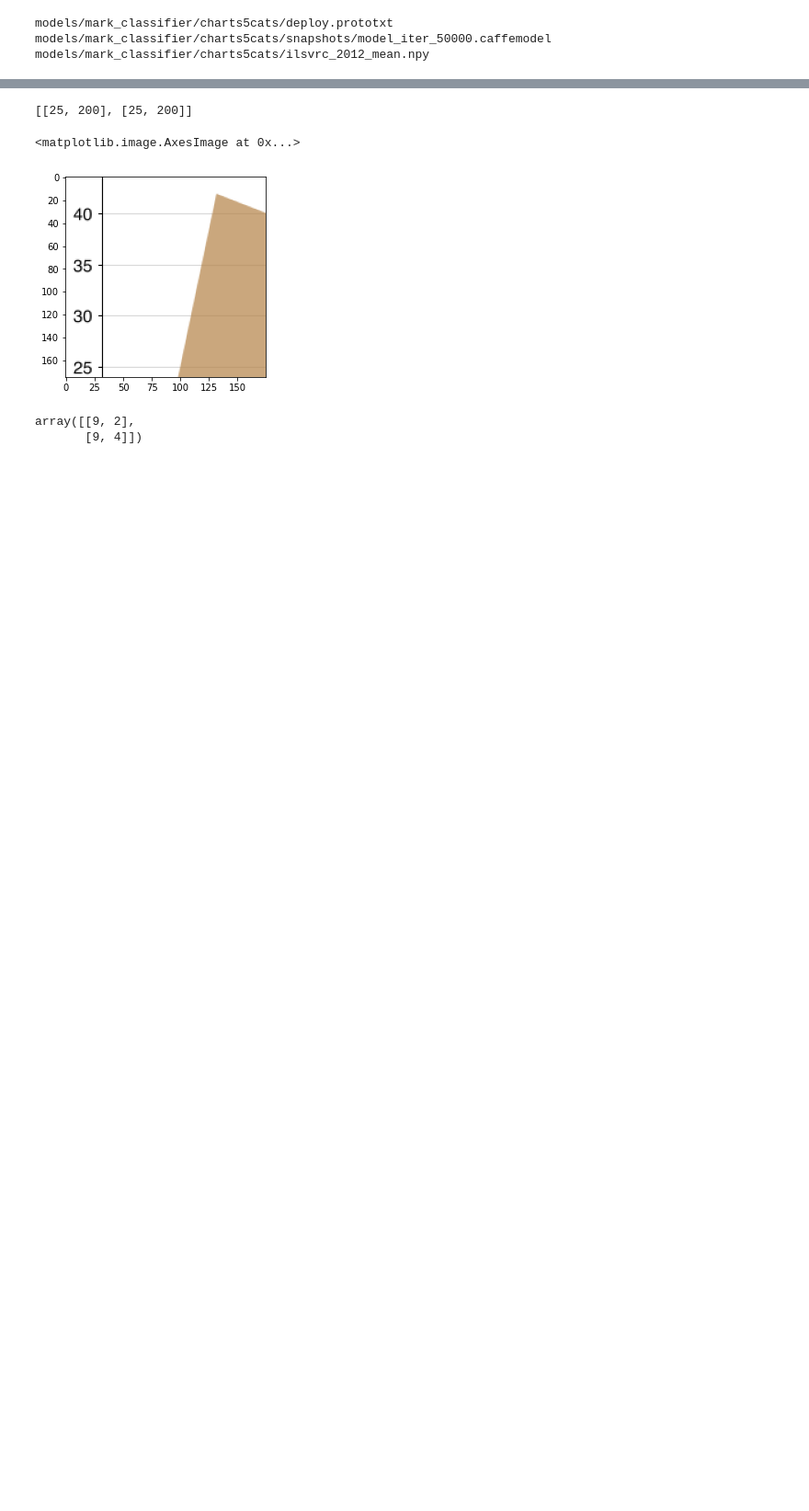
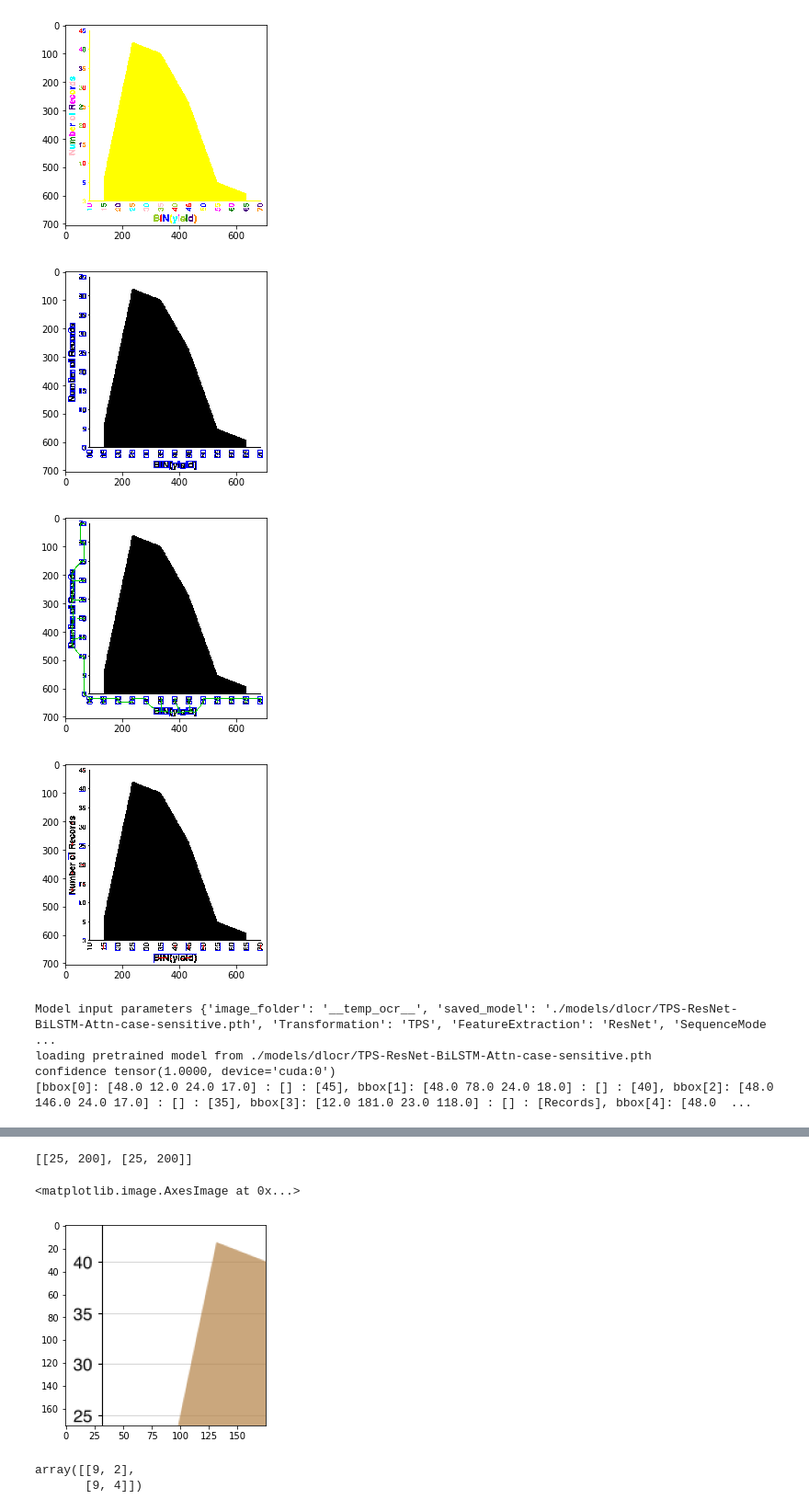
Before and after one commit to visual-ds/rev, a Jupyter notebook: Example.ipynb, the cells around one changed output, grey strips where cells are left out. Shown: that part at 92% size. Cells and saved outputs as stored; diff of their text form; code cells hidden in the pictures; blank space fills up the shorter version.

Commit message:
Prepare system to deployment; the third party softwares are consolidated and compatible

```diff
--- a/Example.ipynb
+++ b/Example.ipynb
@@ -10,36 +10,47 @@ from rev.chart import Chart
 from rev.text.localizer import TextLocalizer
 from rev.text import TextClassifier
 
+attn_parameters = {
+    # "image_folder": "imgboxes",
+    "saved_model": "./models/attn/TPS-ResNet-BiLSTM-Attn-case-sensitive.pth",
+}
+
 # Load a chart
 quartz = "data/quartz/4JevQPPu.png"
 quartzII = "data/quartz/4J0AakdDl.png"
-chartp = "chart.png"
+chartp = "examples/chart.png"
 area = "examples/image.png"
 
 chart = Chart(area)
 
 # Text localization and recognition:
-localizer = TextLocalizer()
+localizer = TextLocalizer(ocr = "attn",
+                          attn_params = attn_parameters)
 
 # set textbox information
-text_boxes = localizer.localize([chart], debug = False)
+text_boxes = localizer.localize([chart], debug = True)
 chart.text_boxes = text_boxes[0]
 
 # print(chart.text_boxes)
 # Getting the roles for each textbox
 text_clf = TextClassifier('default')
 text_type_preds = text_clf.classify([chart])
 
 # Set the role for each textbox on the chart
 for (text_box, role) in zip(chart.text_boxes, text_type_preds[0]):
     text_box.type = role
 
 # Generamos la especificación (este método internamente también obtiene el tipo marca del chart)
 spec_gen = SpecGenerator()
 spec = spec_gen.generate([chart])
 
 json.loads(spec[0])
 # %% [output]
+[figure, added]
+[figure, added]
+[figure, added]
+[figure, added]
-models/mark_classifier/charts5cats/deploy.prototxt
-models/mark_classifier/charts5cats/snapshots/model_iter_50000.caffemodel
-models/mark_classifier/charts5cats/ilsvrc_2012_mean.npy
+Model input parameters {'image_folder': '__temp_ocr__', 'saved_model': './models/dlocr/TPS-ResNet-BiLSTM-Attn-case-sensitive.pth', 'Transformation': 'TPS', 'FeatureExtraction': 'ResNet', 'SequenceMode ...
+loading pretrained model from ./models/dlocr/TPS-ResNet-BiLSTM-Attn-case-sensitive.pth
+confidence tensor(1.0000, device='cuda:0')
+[bbox[0]: [48.0 12.0 24.0 17.0] : [] : [45], bbox[1]: [48.0 78.0 24.0 18.0] : [] : [40], bbox[2]: [48.0 146.0 24.0 17.0] : [] : [35], bbox[3]: [12.0 181.0 23.0 118.0] : [] : [Records], bbox[4]: [48.0  ...
```
Also changed, not shown: parts of 2 cells of this notebook, 36 other files.
